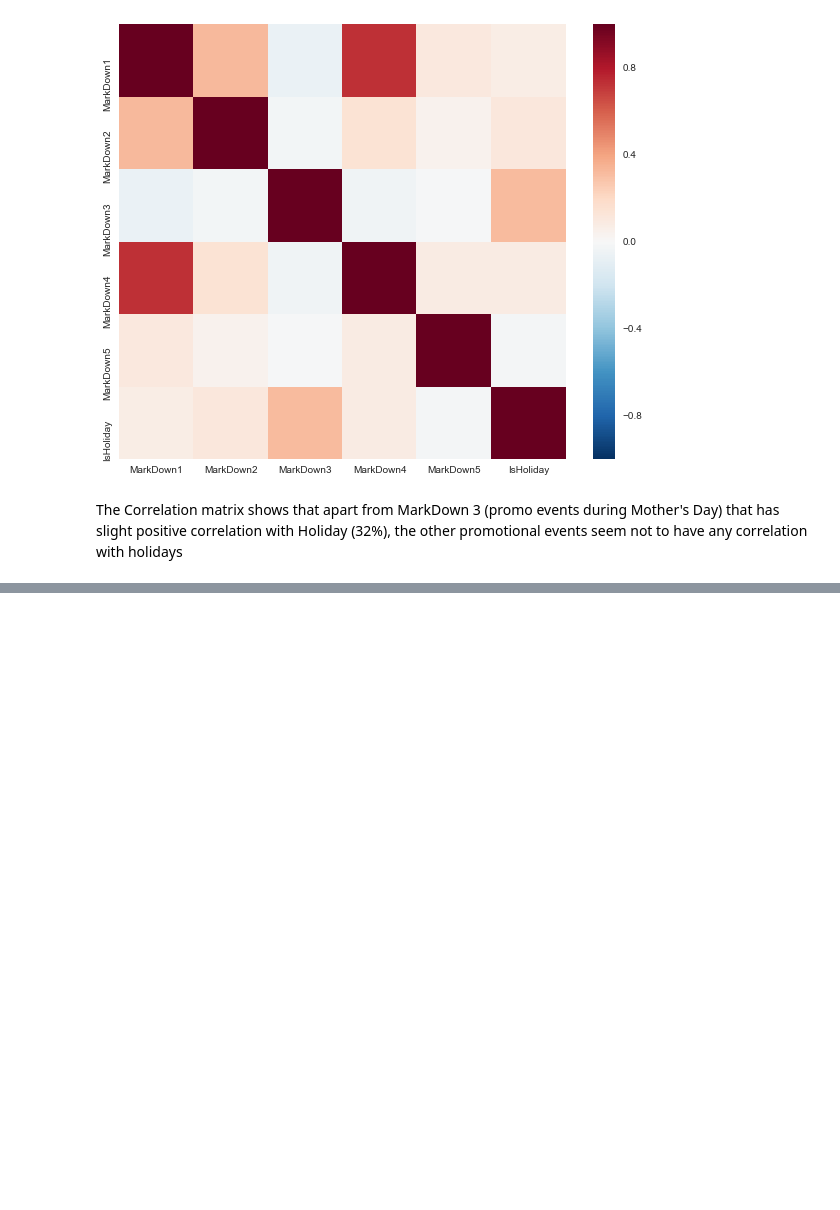
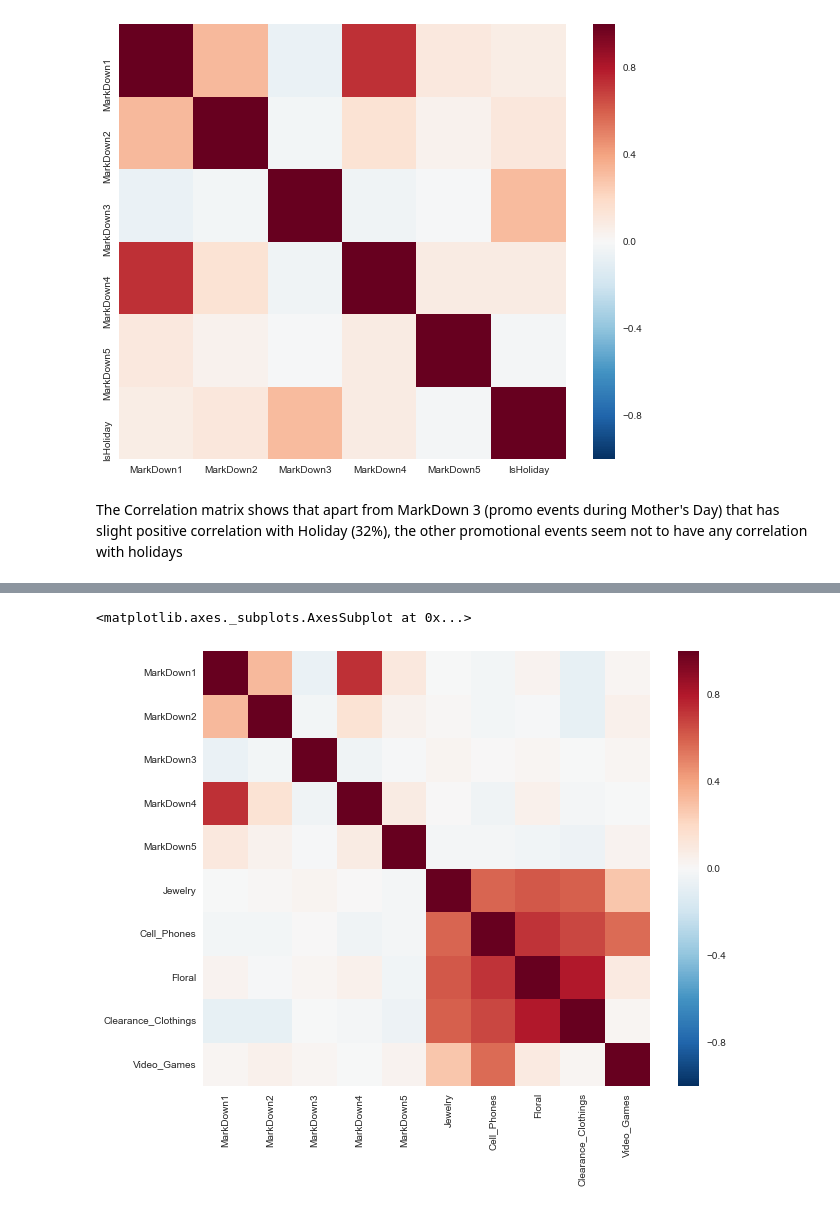
Before and after one commit to druchefavour/retailer_project, a Jupyter notebook: CODEBASE 2 Data - Exploration.ipynb, the cells around one changed output, grey strips where cells are left out. Drawn from its saved outputs; the diff is of its cells as text; code cells hidden in the pictures; blank space fills up the shorter version.

```diff
--- a/CODEBASE 2 Data - Exploration.ipynb
+++ b/CODEBASE 2 Data - Exploration.ipynb
@@ -319,0 +421,7 @@ The Correlation matrix shows that apart from MarkDown 3 (promo events during Mot
+# %%
+# Create dataframe that contains the 10 features above
+df_promo_dep_sales = df_master[['MarkDown1','MarkDown2', 'MarkDown3', 'MarkDown4', 'MarkDown5', 'Jewelry', 'Cell_Phones', 'Floral',
+                            'Clearance_Clothings', 'Video_Games']]
+# %%
+df_promo_dep_sales_corr_by_type = df_promo_dep_sales.corr()
+print(df_promo_dep_sales_corr_by_type)
@@ -319,0 +446,8 @@ The Correlation matrix shows that apart from MarkDown 3 (promo events during Mot
+# %%
+fig, ax = plt.subplots(figsize=(10,8))
+sns.heatmap(df_promo_dep_sales_corr_by_type,
+            xticklabels=df_promo_dep_sales_corr_by_type.columns.values,
+            yticklabels=df_promo_dep_sales_corr_by_type.columns.values)
+# %% [output]
+<matplotlib.axes._subplots.AxesSubplot at 0x...>
+[figure, added]
```
Also changed, not shown: parts of 22 cells of this notebook, 3 other files.
